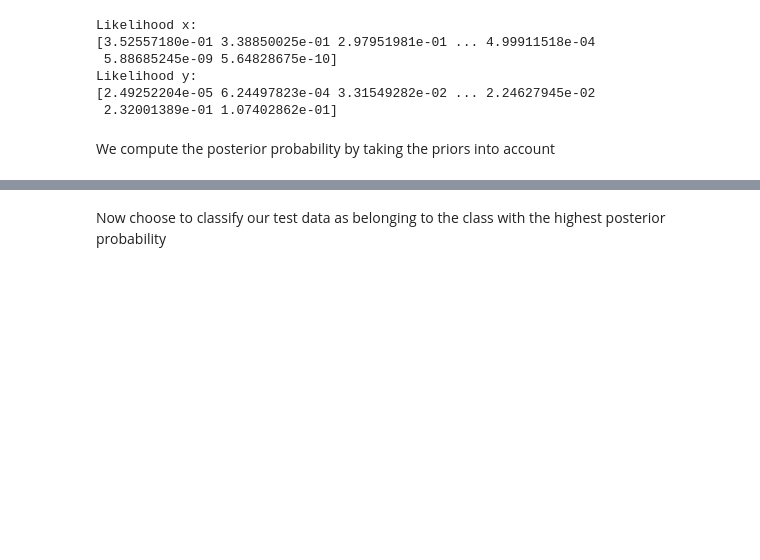
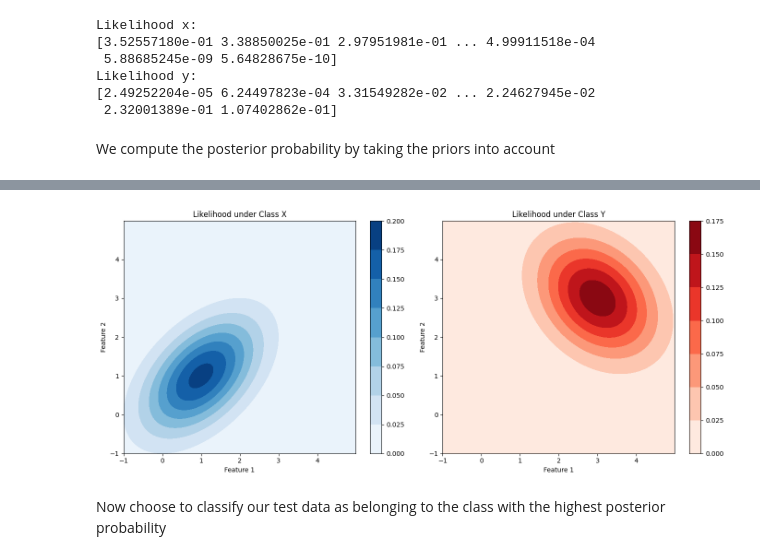
Before and after one commit to Nelbeja21/AAU-ML-Excersises, a Jupyter notebook: Lecture 2/Exercise1_notebook_w_hints.ipynb, the cells around one changed output, grey strips where cells are left out. Saved outputs shown, nothing was run; the diff lists cells and outputs as text; code cells hidden in the pictures; blank space fills up the shorter version.

Commit message:
Added likelyhood Graph

```diff
--- a/Lecture 2/Exercise1_notebook_w_hints.ipynb
+++ b/Lecture 2/Exercise1_notebook_w_hints.ipynb
@@ -170,3 +181,43 @@ Posterior y:
+# %%
+
+from scipy.stats import multivariate_normal
+
+# Define means and covariance matrices for classes X and Y
+train_x_mean = [1, 1]
+train_x_cov = [[1, 0.5], [0.5, 1]]
+
+train_y_mean = [3, 3]
+train_y_cov = [[1, -0.3], [-0.3, 1]]
+
+# Generate a grid of test points
+x, y = np.mgrid[-1:5:.01, -1:5:.01]
+test_xy = np.dstack((x, y))
+
+# Compute the likelihoods
+likelihood_x = multivariate_normal(mean=train_x_mean, cov=train_x_cov).pdf(test_xy)
+likelihood_y = multivariate_normal(mean=train_y_mean, cov=train_y_cov).pdf(test_xy)
+
+# Plot the likelihoods
+plt.figure(figsize=(14, 6))
+
+plt.subplot(1, 2, 1)
+plt.contourf(x, y, likelihood_x, cmap="Blues")
+plt.title("Likelihood under Class X")
+plt.xlabel("Feature 1")
+plt.ylabel("Feature 2")
+plt.colorbar()
+
+plt.subplot(1, 2, 2)
+plt.contourf(x, y, likelihood_y, cmap="Reds")
+plt.title("Likelihood under Class Y")
+plt.xlabel("Feature 1")
+plt.ylabel("Feature 2")
+plt.colorbar()
+
+plt.tight_layout()
+plt.show()
+# %% [output]
+[figure, added]
 # %% [markdown]
 Now choose to classify our test data as belonging to the class with the highest posterior probability
 # %%
```
Also changed, not shown: parts of 2 cells of this notebook.
